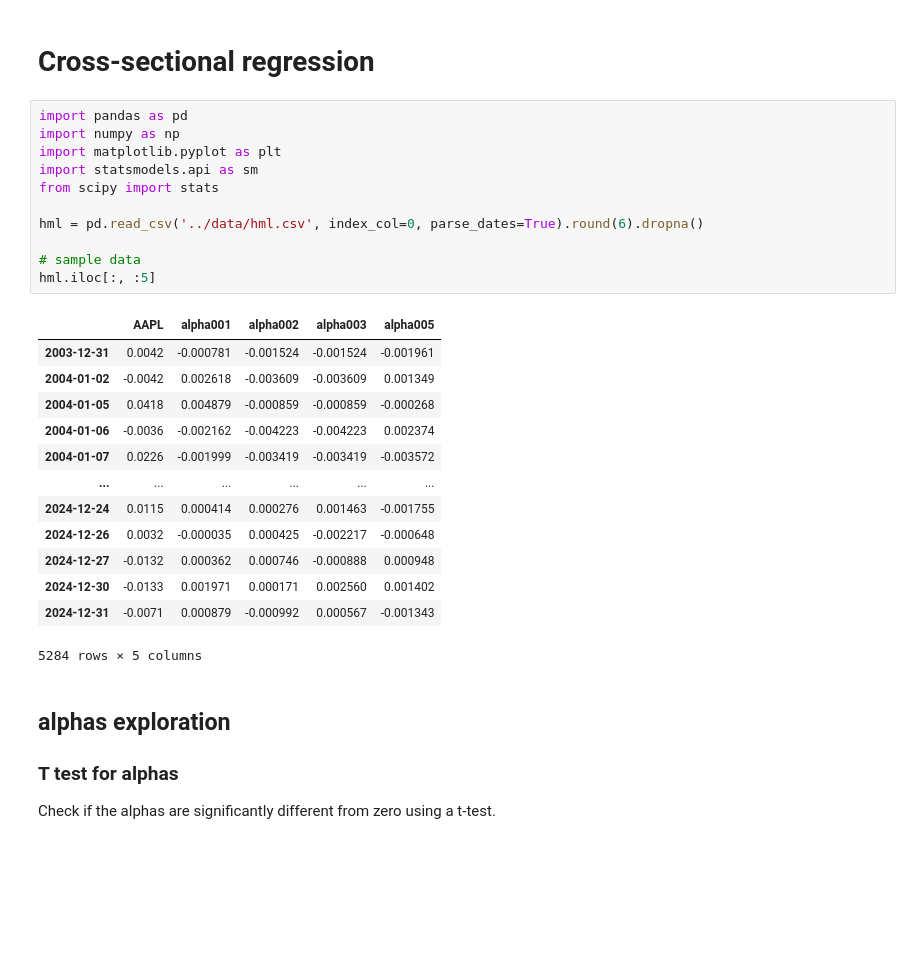
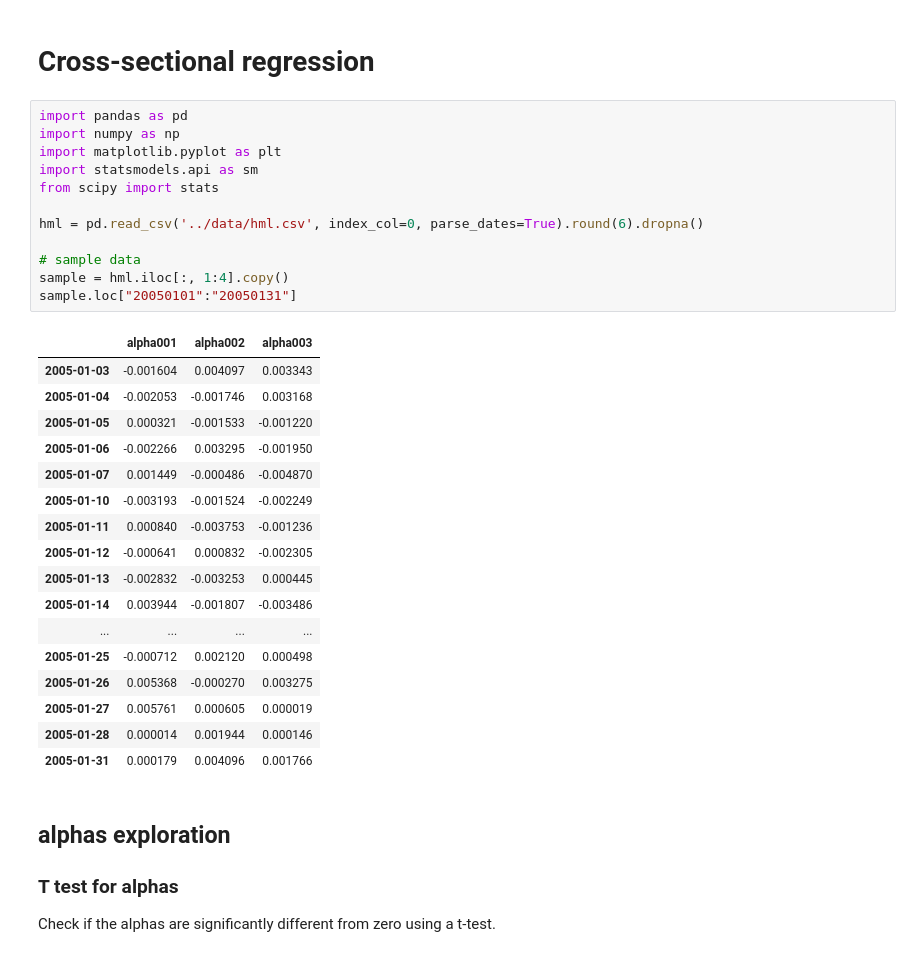
Before and after one commit to bagelquant/FTS_project, a Jupyter notebook: notebooks/regression.ipynb, the cells around one changed output. Cells and saved outputs as stored; diff of their text form; blank space fills up the shorter version.

```diff
--- a/notebooks/regression.ipynb
+++ b/notebooks/regression.ipynb
@@ -3,28 +3,33 @@
 # %%
 import pandas as pd
 import numpy as np
 import matplotlib.pyplot as plt
 import statsmodels.api as sm
 from scipy import stats
 
 hml = pd.read_csv('../data/hml.csv', index_col=0, parse_dates=True).round(6).dropna()
 
 # sample data
-hml.iloc[:, :5]
+sample = hml.iloc[:, 1:4].copy()
+sample.loc["20050101":"20050131"]
 # %% [output]
-|  | AAPL | alpha001 | alpha002 | alpha003 | alpha005 |
-| 2003-12-31 | 0.0042 | -0.000781 | -0.001524 | -0.001524 | -0.001961 |
-| 2004-01-02 | -0.0042 | 0.002618 | -0.003609 | -0.003609 | 0.001349 |
-| 2004-01-05 | 0.0418 | 0.004879 | -0.000859 | -0.000859 | -0.000268 |
-| 2004-01-06 | -0.0036 | -0.002162 | -0.004223 | -0.004223 | 0.002374 |
-| 2004-01-07 | 0.0226 | -0.001999 | -0.003419 | -0.003419 | -0.003572 |
-| ... | ... | ... | ... | ... | ... |
-| 2024-12-24 | 0.0115 | 0.000414 | 0.000276 | 0.001463 | -0.001755 |
-| 2024-12-26 | 0.0032 | -0.000035 | 0.000425 | -0.002217 | -0.000648 |
-| 2024-12-27 | -0.0132 | 0.000362 | 0.000746 | -0.000888 | 0.000948 |
-| 2024-12-30 | -0.0133 | 0.001971 | 0.000171 | 0.002560 | 0.001402 |
-| 2024-12-31 | -0.0071 | 0.000879 | -0.000992 | 0.000567 | -0.001343 |
+|  | alpha001 | alpha002 | alpha003 |
+| 2005-01-03 | -0.001604 | 0.004097 | 0.003343 |
+| 2005-01-04 | -0.002053 | -0.001746 | 0.003168 |
+| 2005-01-05 | 0.000321 | -0.001533 | -0.001220 |
+| 2005-01-06 | -0.002266 | 0.003295 | -0.001950 |
+| 2005-01-07 | 0.001449 | -0.000486 | -0.004870 |
+| 2005-01-10 | -0.003193 | -0.001524 | -0.002249 |
+| 2005-01-11 | 0.000840 | -0.003753 | -0.001236 |
+| 2005-01-12 | -0.000641 | 0.000832 | -0.002305 |
+| 2005-01-13 | -0.002832 | -0.003253 | 0.000445 |
+| 2005-01-14 | 0.003944 | -0.001807 | -0.003486 |
+| ... | ... | ... | ... |
+| 2005-01-25 | -0.000712 | 0.002120 | 0.000498 |
+| 2005-01-26 | 0.005368 | -0.000270 | 0.003275 |
+| 2005-01-27 | 0.005761 | 0.000605 | 0.000019 |
+| 2005-01-28 | 0.000014 | 0.001944 | 0.000146 |
+| 2005-01-31 | 0.000179 | 0.004096 | 0.001766 |
-5284 rows × 5 columns
 # %% [markdown]
 ## alphas exploration
 
```
Also changed, not shown: parts of 3 cells of this notebook, 3 other files.
